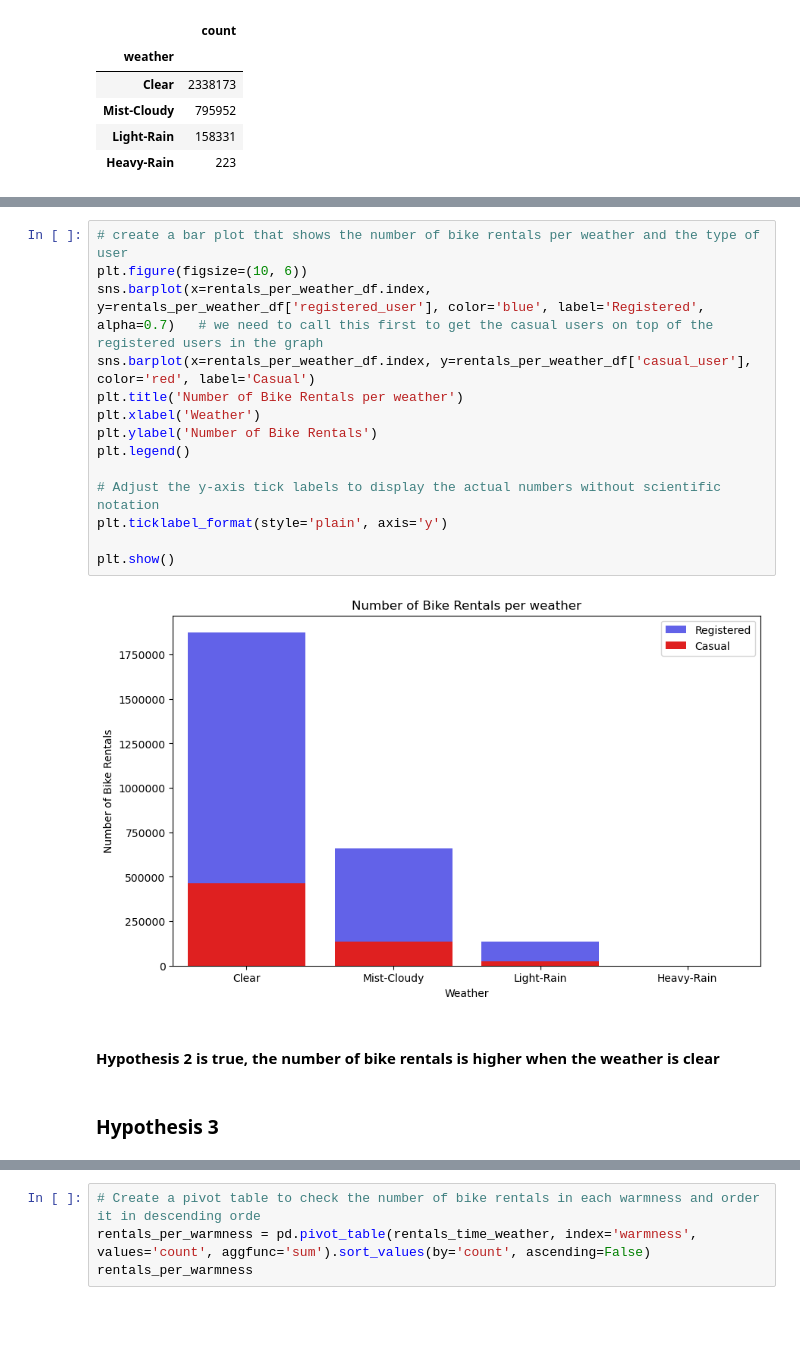
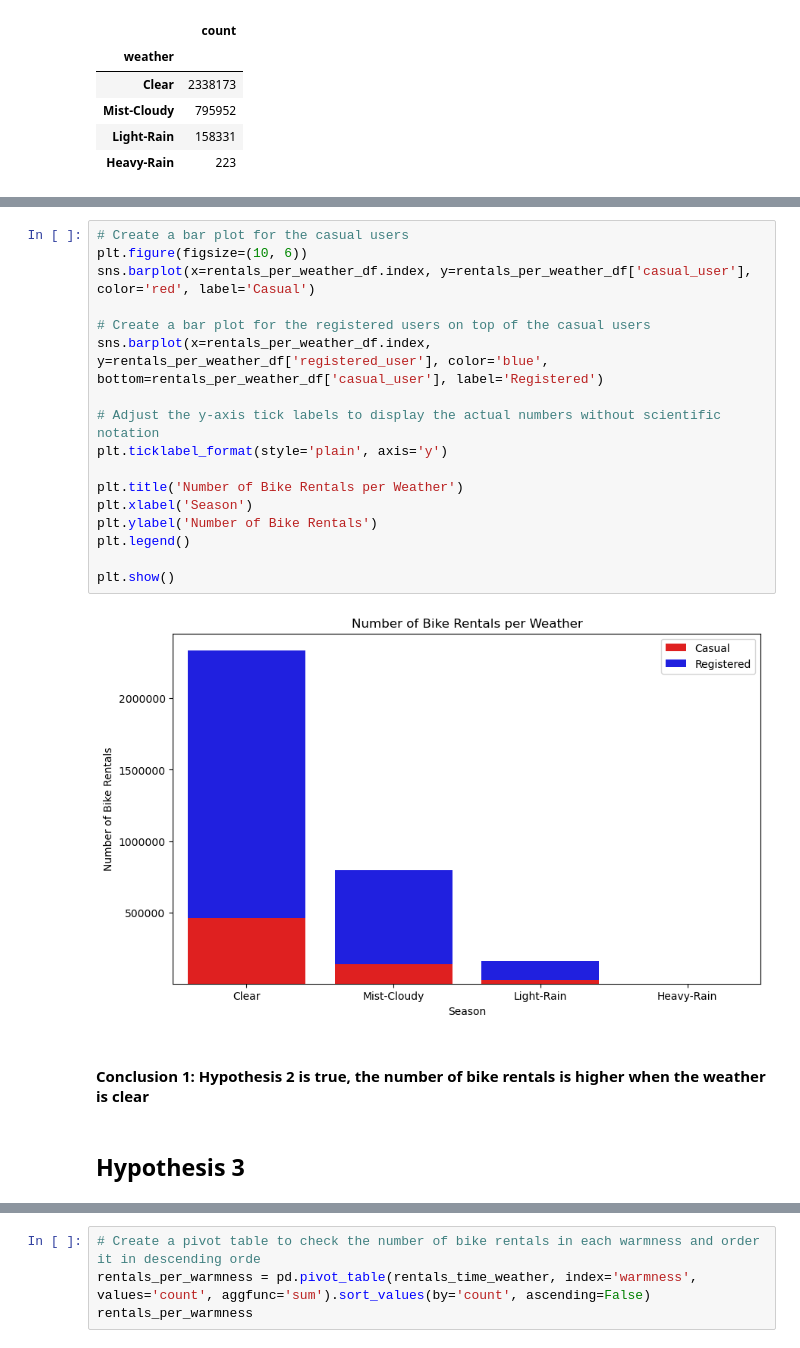
Before and after one commit to MaxLopezSalgado/capital_bike_sharing, a Jupyter notebook: eda/eda.ipynb, the cells around one changed output, grey strips where cells are left out. Drawn from its saved outputs; the diff is of its cells as text; blank space fills up the shorter version.

```diff
--- a/eda/eda.ipynb
+++ b/eda/eda.ipynb
@@ -106,23 +111,26 @@ rentals_per_weather_df
 | Light-Rain | 11631750 | 2854247 | 16943 | 19105.88 | 18165.2988 | 1174.41 | 20804.3174 | 22783 | 135548 | ... |
 | Heavy-Rain | 18565 | 6035 | 35 | 2.32 | -10.9938 | 2.65 | 41.0040 | 8 | 215 | ... |
 # %%
-# create a bar plot that shows the number of bike rentals per weather and the type of user
+# Create a bar plot for the casual users
 plt.figure(figsize=(10, 6))
-sns.barplot(x=rentals_per_weather_df.index, y=rentals_per_weather_df['registered_user'], color='blue', label='Registered', alpha=0.7)   # we need to call this first to get the casual users on top of the registered users in the graph
 sns.barplot(x=rentals_per_weather_df.index, y=rentals_per_weather_df['casual_user'], color='red', label='Casual')
-plt.title('Number of Bike Rentals per weather')
-plt.xlabel('Weather')
-plt.ylabel('Number of Bike Rentals')
-plt.legend()
+
+# Create a bar plot for the registered users on top of the casual users
+sns.barplot(x=rentals_per_weather_df.index, y=rentals_per_weather_df['registered_user'], color='blue', bottom=rentals_per_weather_df['casual_user'], label='Registered')
 
 # Adjust the y-axis tick labels to display the actual numbers without scientific notation
 plt.ticklabel_format(style='plain', axis='y')
 
+plt.title('Number of Bike Rentals per Weather')
+plt.xlabel('Season')
+plt.ylabel('Number of Bike Rentals')
+plt.legend()
+
 plt.show()
 # %% [output]
-[figure, old version]
+[figure, new version]
 # %% [markdown]
-#### Hypothesis 2 is true, the number of bike rentals is higher when the weather is clear
+#### Conclusion 1: Hypothesis 2 is true, the number of bike rentals is higher when the weather is clear
 # %% [markdown]
-### Hypothesis 3
+## Hypothesis 3
 # %% [markdown]
```
Also changed, not shown: parts of 46 cells of this notebook.
